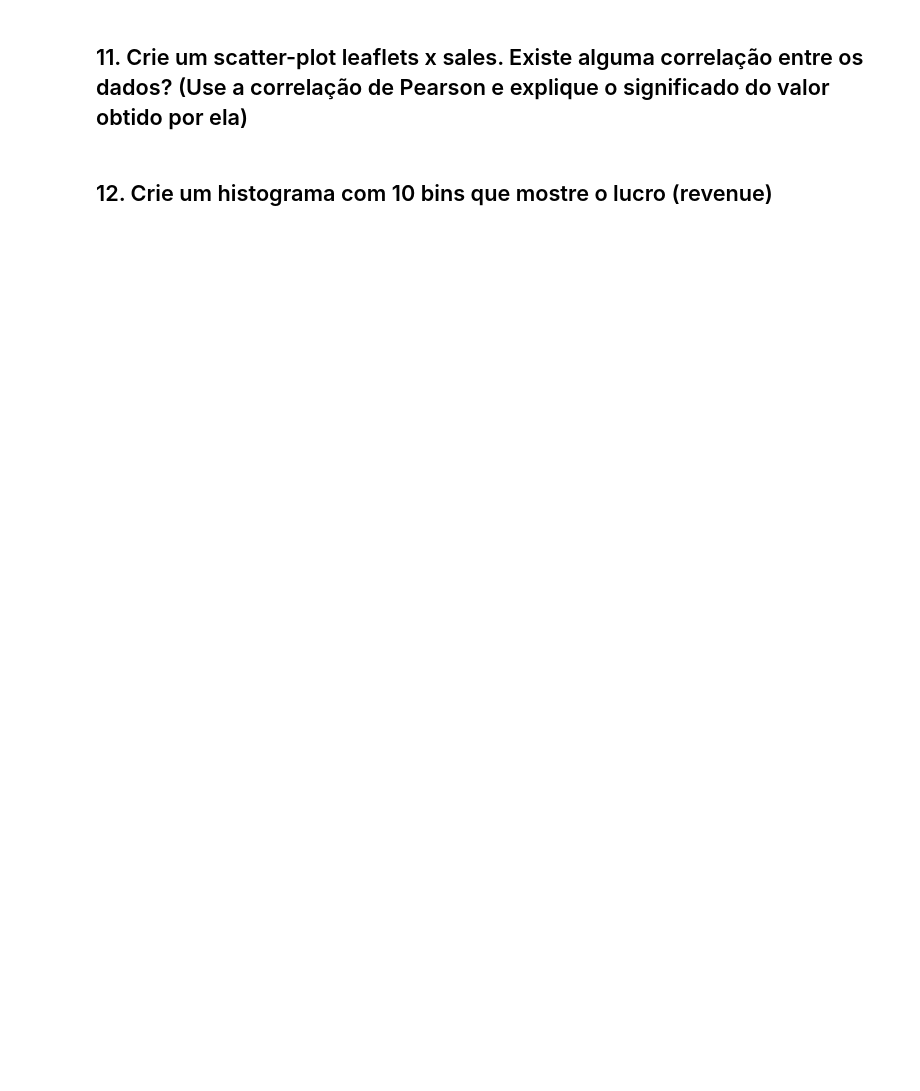
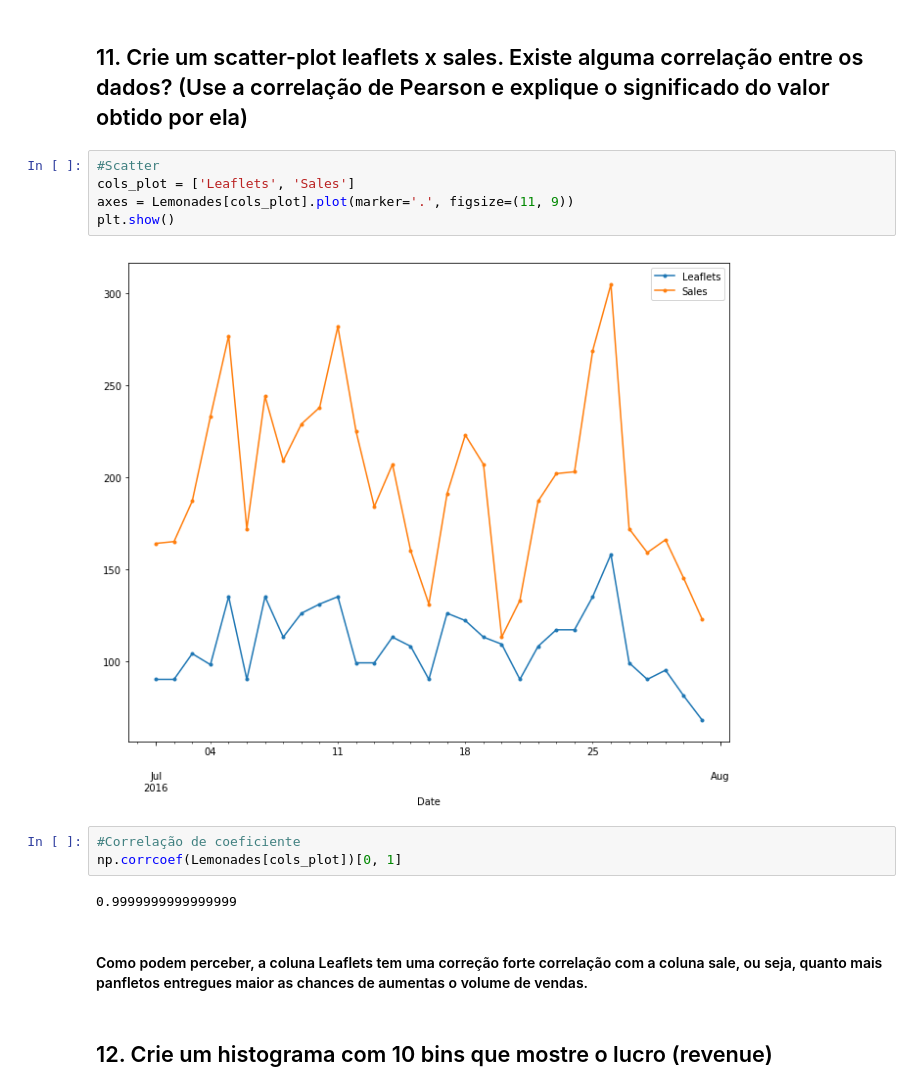
Before and after one commit to thonrocha/fiap-python, a Jupyter notebook: Trabalho_Final_Phyton.ipynb, the cells around one changed output. Saved outputs shown, nothing was run; the diff lists cells and outputs as text; blank space fills up the shorter version.

```diff
--- a/Trabalho_Final_Phyton.ipynb
+++ b/Trabalho_Final_Phyton.ipynb
@@ -228,4 +260,18 @@ df.head()
 # %% [markdown]
 ## 11. Crie um scatter-plot leaflets x sales. Existe alguma correlação entre os dados? (Use a correlação de Pearson e explique o significado do valor obtido por ela)
+# %%
+#Scatter
+cols_plot = ['Leaflets', 'Sales']
+axes = Lemonades[cols_plot].plot(marker='.', figsize=(11, 9))
+plt.show()
+# %% [output]
+[figure, added]
+# %%
+#Correlação de coeficiente
+np.corrcoef(Lemonades[cols_plot])[0, 1]
+# %% [output]
+0.9999999999999999
+# %% [markdown]
+#### Como podem perceber, a coluna Leaflets tem uma correção forte correlação com a coluna sale, ou seja, quanto mais panfletos entregues maior as chances de aumentas o volume de vendas.
 # %% [markdown]
 ## 12. Crie um histograma com 10 bins que mostre o lucro (revenue)
```
Also changed, not shown: parts of 15 cells of this notebook.
